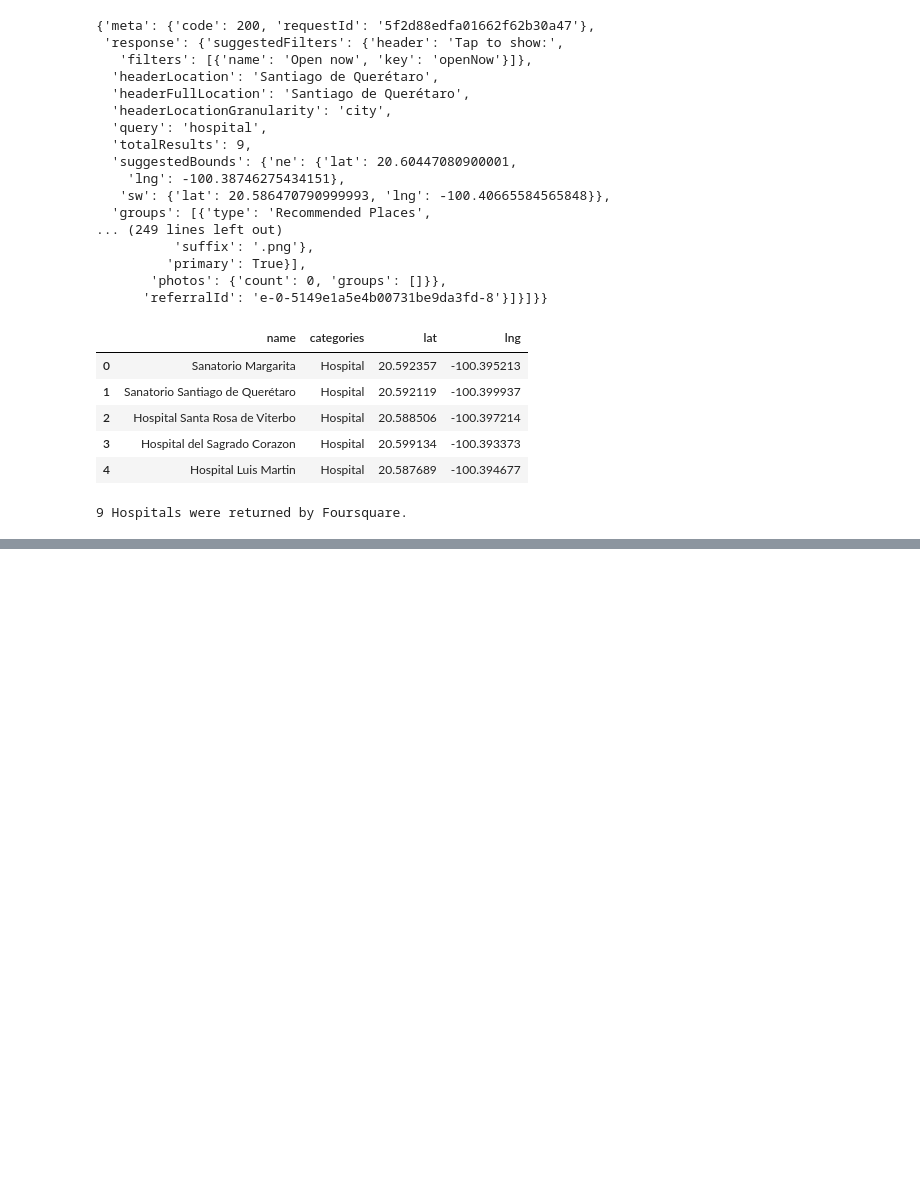
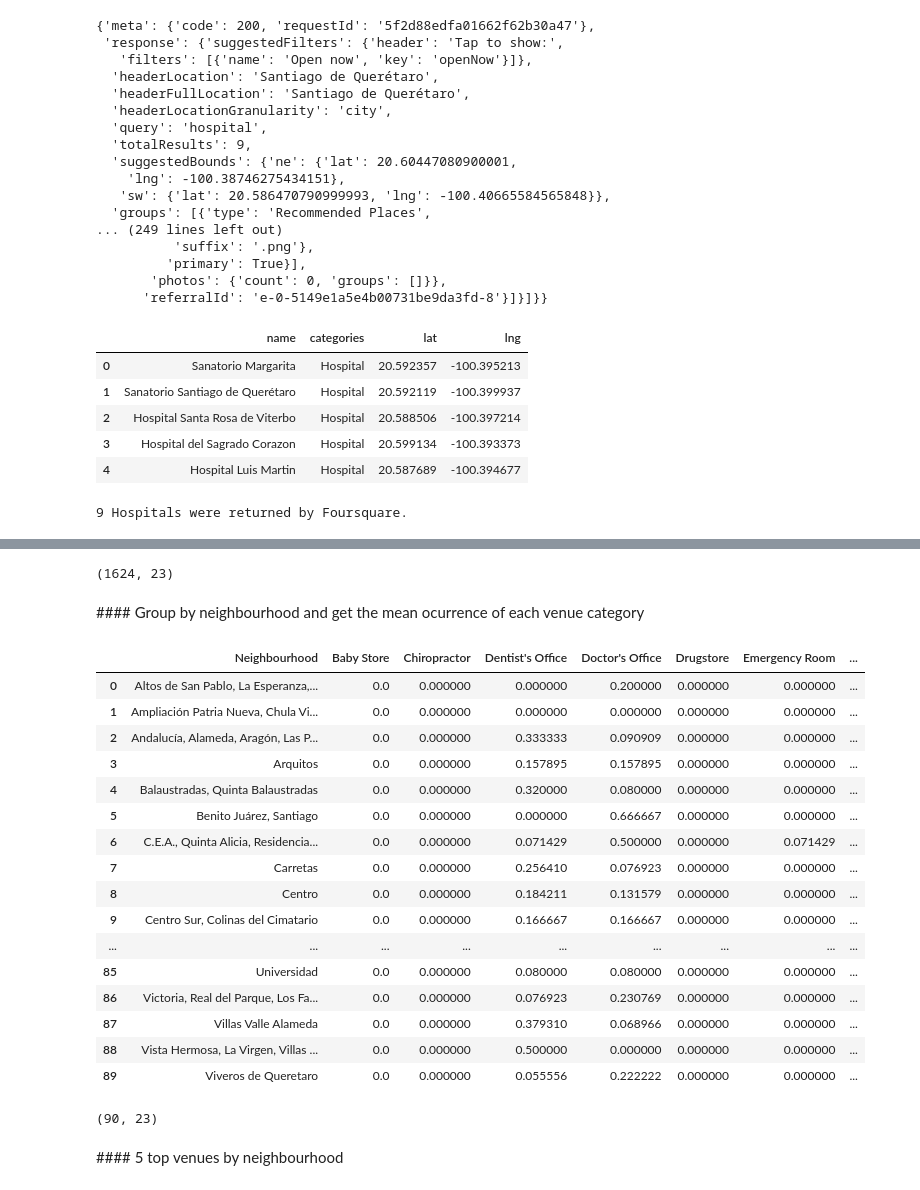
Before and after one commit to Alexrendon/Capstone-Project-Notebook, a Jupyter notebook: The Battle of Neighborhoods 1.ipynb, the cells around one changed output, grey strips where cells are left out. Drawn from its saved outputs; the diff is of its cells as text; code cells hidden in the pictures; blank space fills up the shorter version.

```diff
--- a/The Battle of Neighborhoods 1.ipynb
+++ b/The Battle of Neighborhoods 1.ipynb
@@ -692,0 +729,3 @@ print('{} Hospitals were returned by Foursquare.'.format(nearby_venues.shape[0])
+# %%
+results = requests.get(url).json()
+results
@@ -693,13 +791,12 @@ print('{} Hospitals were returned by Foursquare.'.format(nearby_venues.shape[0])
 # %%
-def getNearbyVenues(names, latitudes, longitudes):
-    radius=500
-    LIMIT=100
+def getNearbyVenues(names, latitudes, longitudes, radius=1000):
+
     venues_list=[]
     for name, lat, lng in zip(names, latitudes, longitudes):
         print(name)
 
         # create the API request URL
-        url = 'https://api.foursquare.com/v2/venues/explore?categoryId=4bf58dd8d48988d196941735&categoryId=4bf58dd8d48988d104941735&client_id={}&client_secret={}&v={}&ll={},{}&radius={}&limit={}'.format(
+        url = 'https://api.foursquare.com/v2/venues/explore?categoryId=4bf58dd8d48988d196941735,4bf58dd8d48988d104941735,4bf58dd8d48988d10f951735,5745c2e4498e11e7bccabdbd&client_id={}&client_secret={}&v={}&ll={},{}&radius={}&limit={}'.format(
             CLIENT_ID,
             CLIENT_SECRET,
             VERSION,
@@ -722,9 +819,9 @@ def getNearbyVenues(names, latitudes, longitudes):
             v['venue']['categories'][0]['name']) for v in results])
 
     nearby_venues = pd.DataFrame([item for venue_list in venues_list for item in venue_list])
-    nearby_venues.columns = ['Neighborhood',
-                  'Neighborhood Latitude',
-                  'Neighborhood Longitude',
+    nearby_venues.columns = ['Neighbourhood',
+                  'Neighbourhood Latitude',
+                  'Neighbourhood Longitude',
                   'Venue',
                   'Venue Latitude',
                   'Venue Longitude',
@@ -733,0 +834,5 @@ def getNearbyVenues(names, latitudes, longitudes):
+# %%
+Queretaro_MedicalCenters = getNearbyVenues(names= df_group2['Neighbourhood'],
+                                   latitudes= df_group2['Latitude'],
+                                   longitudes= df_group2['Longitude']
+                                  )
@@ -733,0 +921,34 @@ def getNearbyVenues(names, latitudes, longitudes):
+# %%
+Queretaro_onehot.shape
+# %% [output]
+(1624, 23)
+# %% [markdown]
+#### Group by neighbourhood and get the mean ocurrence of each venue category
+# %%
+
+queretaro_grouped = Queretaro_onehot.groupby('Neighbourhood').mean().reset_index()
+queretaro_grouped
+# %% [output]
+|  | Neighbourhood | Baby Store | Chiropractor | Dentist's Office | Doctor's Office | Drugstore | Emergency Room | ... |
+| 0 | Altos de San Pablo, La Esperanza,... | 0.0 | 0.000000 | 0.000000 | 0.200000 | 0.000000 | 0.000000 | ... |
+| 1 | Ampliación Patria Nueva, Chula Vi... | 0.0 | 0.000000 | 0.000000 | 0.000000 | 0.000000 | 0.000000 | ... |
+| 2 | Andalucía, Alameda, Aragón, Las P... | 0.0 | 0.000000 | 0.333333 | 0.090909 | 0.000000 | 0.000000 | ... |
+| 3 | Arquitos | 0.0 | 0.000000 | 0.157895 | 0.157895 | 0.000000 | 0.000000 | ... |
+| 4 | Balaustradas, Quinta Balaustradas | 0.0 | 0.000000 | 0.320000 | 0.080000 | 0.000000 | 0.000000 | ... |
+| 5 | Benito Juárez, Santiago | 0.0 | 0.000000 | 0.000000 | 0.666667 | 0.000000 | 0.000000 | ... |
+| 6 | C.E.A., Quinta Alicia, Residencia... | 0.0 | 0.000000 | 0.071429 | 0.500000 | 0.000000 | 0.071429 | ... |
+| 7 | Carretas | 0.0 | 0.000000 | 0.256410 | 0.076923 | 0.000000 | 0.000000 | ... |
+| 8 | Centro | 0.0 | 0.000000 | 0.184211 | 0.131579 | 0.000000 | 0.000000 | ... |
+| 9 | Centro Sur, Colinas del Cimatario | 0.0 | 0.000000 | 0.166667 | 0.166667 | 0.000000 | 0.000000 | ... |
+| ... | ... | ... | ... | ... | ... | ... | ... | ... |
+| 85 | Universidad | 0.0 | 0.000000 | 0.080000 | 0.080000 | 0.000000 | 0.000000 | ... |
+| 86 | Victoria, Real del Parque, Los Fa... | 0.0 | 0.000000 | 0.076923 | 0.230769 | 0.000000 | 0.000000 | ... |
+| 87 | Villas Valle Alameda | 0.0 | 0.000000 | 0.379310 | 0.068966 | 0.000000 | 0.000000 | ... |
+| 88 | Vista Hermosa, La Virgen, Villas ... | 0.0 | 0.000000 | 0.500000 | 0.000000 | 0.000000 | 0.000000 | ... |
+| 89 | Viveros de Queretaro | 0.0 | 0.000000 | 0.055556 | 0.222222 | 0.000000 | 0.000000 | ... |
+# %%
+queretaro_grouped.shape
+# %% [output]
+(90, 23)
+# %% [markdown]
+#### 5 top venues by neighbourhood
```
Also changed, not shown: parts of 64 cells of this notebook, 4 other files.
